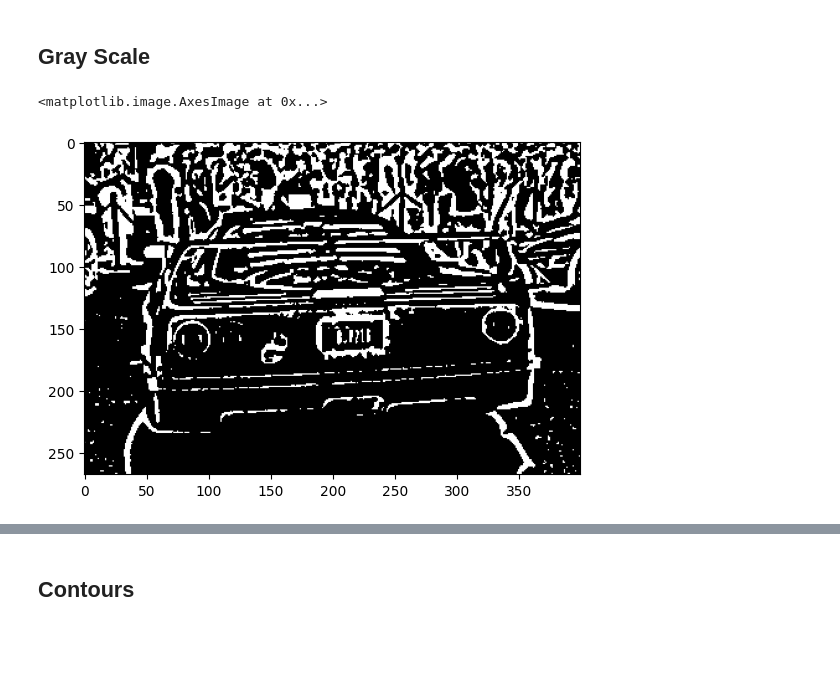
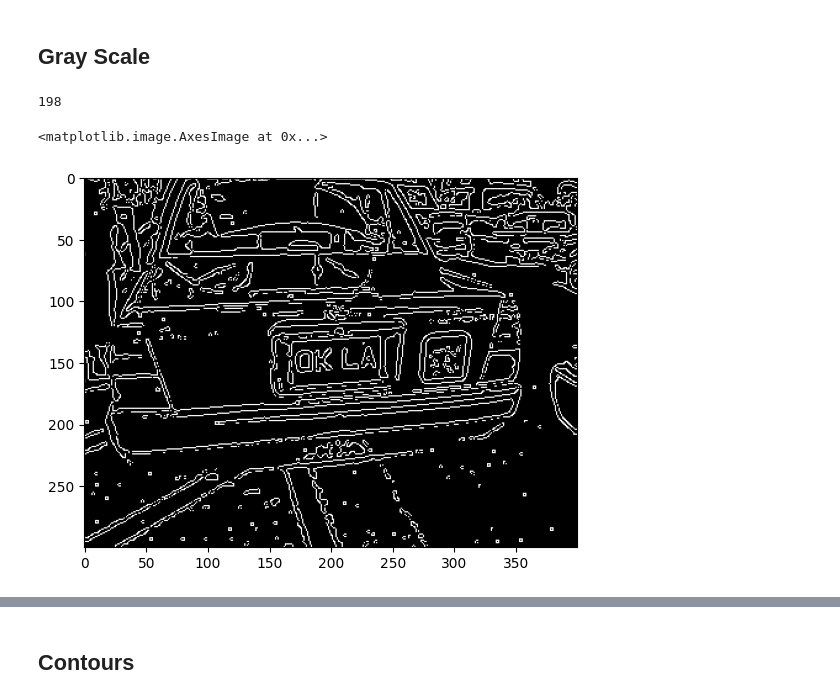
Before and after one commit to damirch/alpr, a Jupyter notebook: detection.ipynb, the cells around one changed output, grey strips where cells are left out. Cells and saved outputs as stored; diff of their text form; code cells hidden in the pictures; blank space fills up the shorter version.

```diff
--- a/detection.ipynb
+++ b/detection.ipynb
@@ -92,6 +94,12 @@ for image_filename in tqdm(image_filenames[0][2]):
     annotations.append(PlateBoundingBox(annotation_path))
 # %% [markdown]
 ## Gray Scale
+# %%
+# random index
+random_index = rd.randint(0, len(raw_imgs) - 1)
+random_index
+# %% [output]
+198
 # %%
 grayscale_imgs = []
 
@@ -109,10 +117,11 @@ for image in raw_imgs:
         C=9
     )
 
-    grayscale_imgs.append(thresh_img)
+    canny_img = cv.Canny(thresh_img, threshold1=100, threshold2=200)
+
+    grayscale_imgs.append(canny_img)
 # %%
-plt.imshow(rd.choice(grayscale_imgs), cmap='gray')
-#plt.imshow(grayscale_images[0], cmap='gray')
+plt.imshow(grayscale_imgs[random_index], cmap='gray')
 # %% [output]
 <matplotlib.image.AxesImage at 0x...>
-[figure, old version]
+[figure, new version]
```
Also changed, not shown: parts of 18 cells of this notebook.
